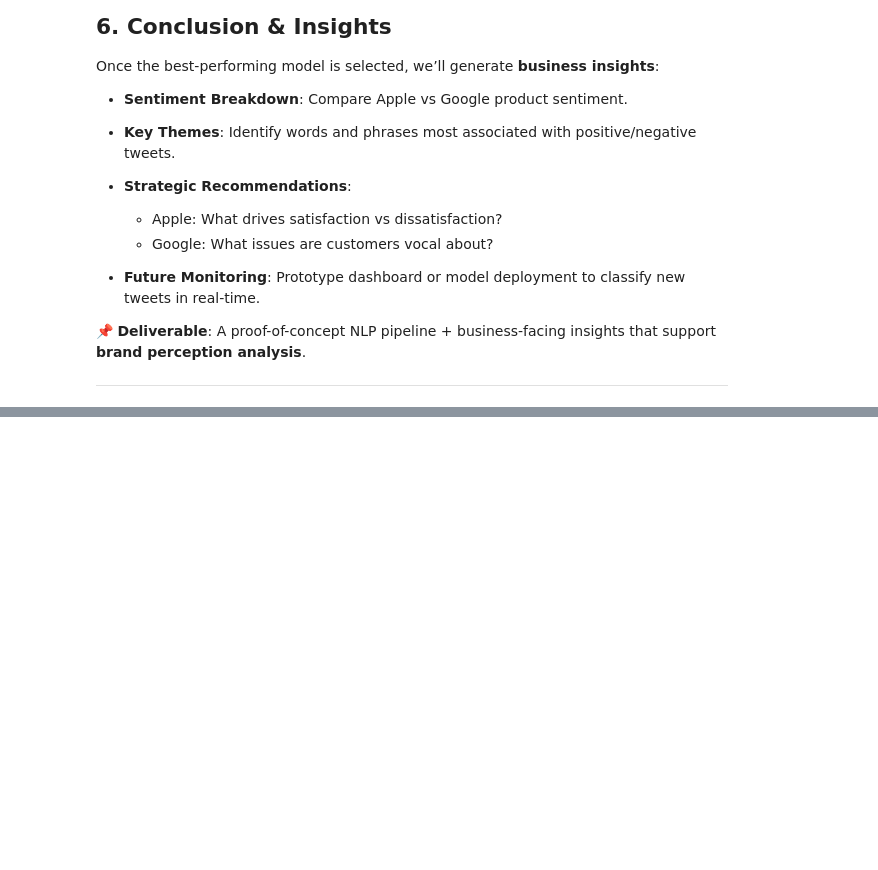
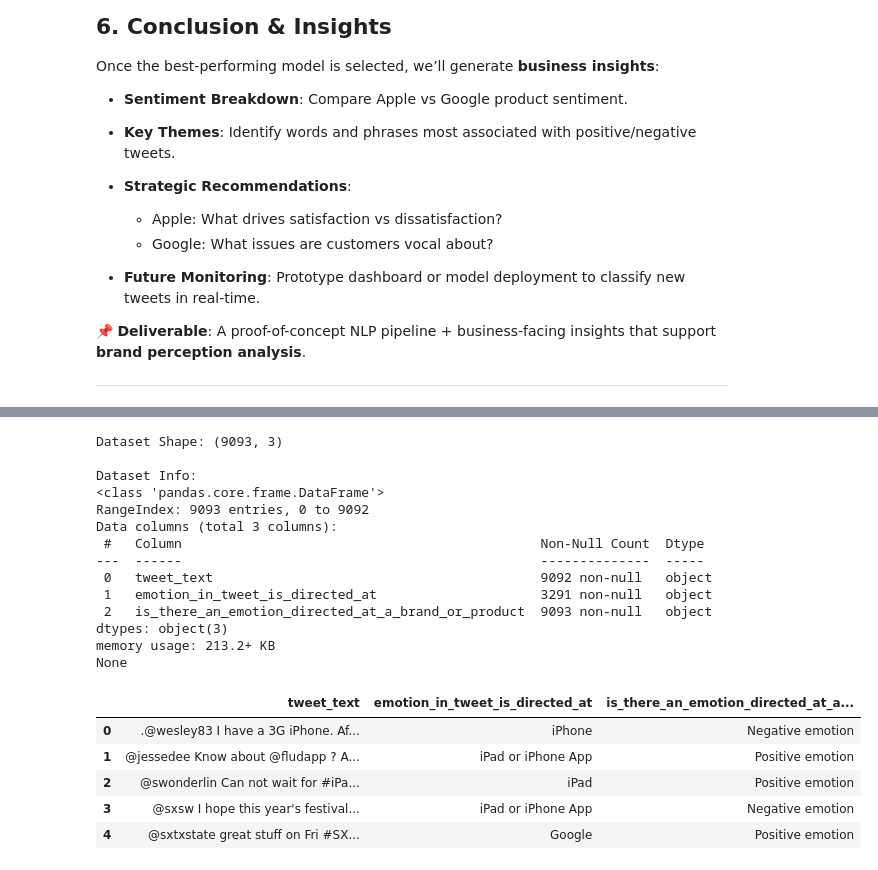
Before and after one commit to g-eez/dsc-phase-4-project, a Jupyter notebook: notebook.ipynb, the cells around one changed output, grey strips where cells are left out. Saved outputs shown, nothing was run; the diff lists cells and outputs as text; code cells hidden in the pictures; blank space fills up the shorter version.

```diff
--- a/notebook.ipynb
+++ b/notebook.ipynb
@@ -150,0 +276,33 @@ Once the best-performing model is selected, we’ll generate **business insights
+# %%
+# Step 2: Inspect the dataset structure
+
+# Shape of dataset (rows, columns)
+print("Dataset Shape:", df.shape)
+
+# Column names and data types
+print("\nDataset Info:")
+print(df.info())
+
+# Quick look at first few rows
+df.head()
+# %% [output]
+Dataset Shape: (9093, 3)
+
+Dataset Info:
+<class 'pandas.core.frame.DataFrame'>
+RangeIndex: 9093 entries, 0 to 9092
+Data columns (total 3 columns):
+ #   Column                                              Non-Null Count  Dtype
+---  ------                                              --------------  -----
+ 0   tweet_text                                          9092 non-null   object
+ 1   emotion_in_tweet_is_directed_at                     3291 non-null   object
+ 2   is_there_an_emotion_directed_at_a_brand_or_product  9093 non-null   object
+dtypes: object(3)
+memory usage: 213.2+ KB
+None
+|  | tweet_text | emotion_in_tweet_is_directed_at | is_there_an_emotion_directed_at_a... |
+| 0 | .@wesley83 I have a 3G iPhone. Af... | iPhone | Negative emotion |
+| 1 | @jessedee Know about @fludapp ? A... | iPad or iPhone App | Positive emotion |
+| 2 | @swonderlin Can not wait for #iPa... | iPad | Positive emotion |
+| 3 | @sxsw I hope this year's festival... | iPad or iPhone App | Negative emotion |
+| 4 | @sxtxstate great stuff on Fri #SX... | Google | Positive emotion |
```
Also changed, not shown: parts of 17 cells of this notebook.
